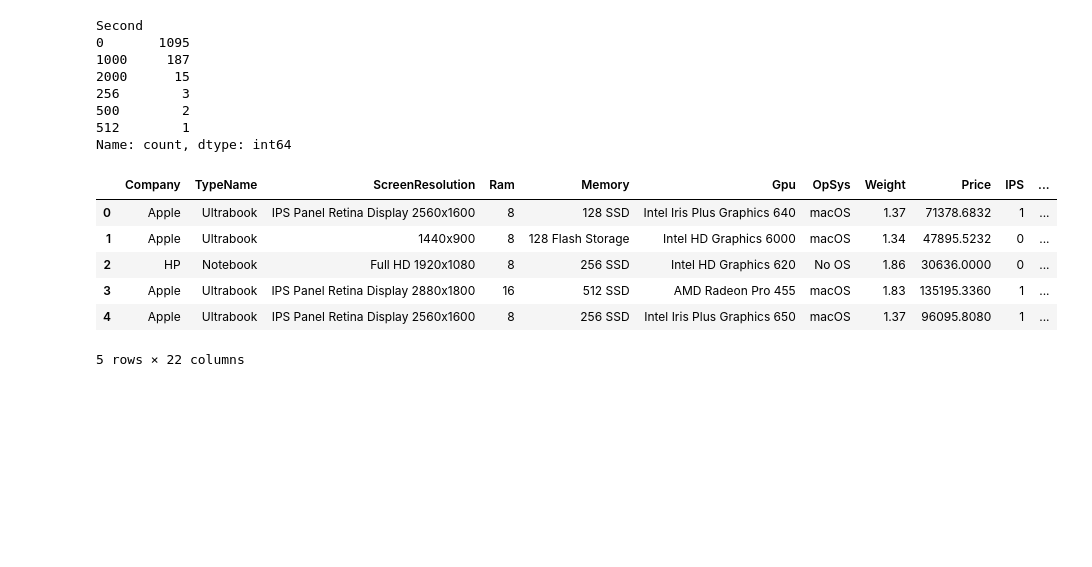
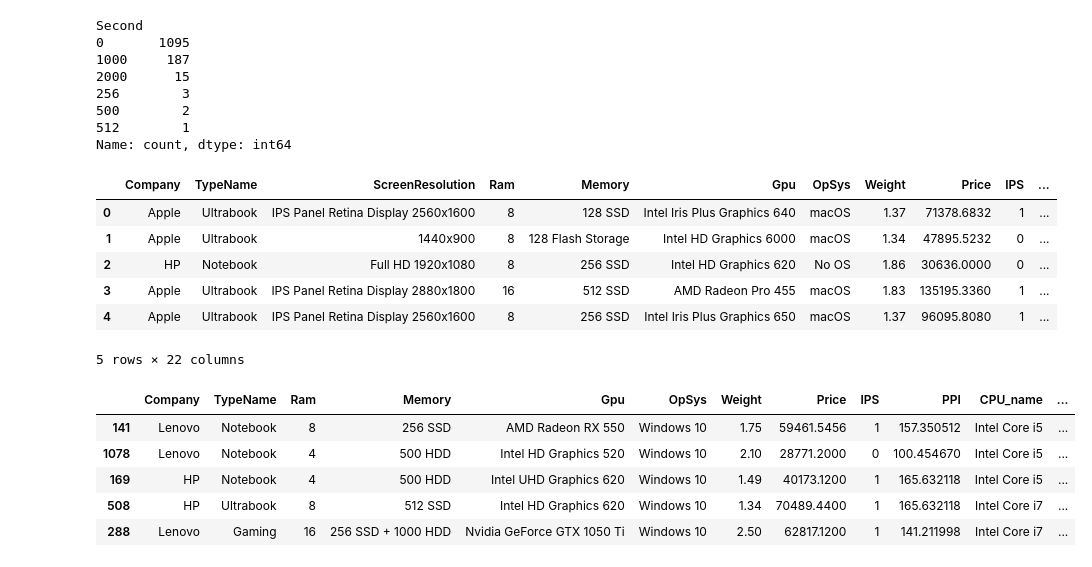
Before and after one commit to devloopcode/laptop_price_predictor, a Jupyter notebook: laptop_price_predicted.ipynb, the cells around one changed output. Cells and saved outputs as stored; diff of their text form; code cells hidden in the pictures; blank space fills up the shorter version.

```diff
--- a/laptop_price_predicted.ipynb
+++ b/laptop_price_predicted.ipynb
@@ -632,3 +632,21 @@ df.head()
 | 3 | Apple | Ultrabook | IPS Panel Retina Display 2880x1800 | 16 | 512 SSD | AMD Radeon Pro 455 | macOS | 1.83 | 135195.3360 | 1 | ... |
 | 4 | Apple | Ultrabook | IPS Panel Retina Display 2560x1600 | 8 | 256 SSD | Intel Iris Plus Graphics 650 | macOS | 1.37 | 96095.8080 | 1 | ... |
 5 rows × 22 columns
+# %%
+df["HDD"] = (df["first"] * df["Layer_1HDD"] + df["Second"] * df["Layer_2HDD"])
+df["SSD"] = (df["first"] * df["Layer_1SSD"] + df["Second"] * df["Layer_2SSD"])
+df["Hybrid"] = (df["first"] * df["Layer_1Hybrid"] + df["Second"] * df["Layer_2Hybrid"])
+df["Flash_Storage"] = (df["first"] * df["Layer_1FlashStorage"] + df["Second"] * df["Layer_2FlashStorage"])
+
+df.drop(columns=[
+    "first", "Second", "Layer_1HDD", "Layer_2HDD", "Layer_1SSD", "Layer_2SSD", "Layer_1Hybrid", "Layer_2Hybrid",
+    "Layer_1FlashStorage", "Layer_1FlashStorage", "Layer_2FlashStorage", "ScreenResolution"], inplace=True)
+# %%
+df.sample(5)
+# %% [output]
+|  | Company | TypeName | Ram | Memory | Gpu | OpSys | Weight | Price | IPS | PPI | CPU_name | ... |
+| 141 | Lenovo | Notebook | 8 | 256 SSD | AMD Radeon RX 550 | Windows 10 | 1.75 | 59461.5456 | 1 | 157.350512 | Intel Core i5 | ... |
+| 1078 | Lenovo | Notebook | 4 | 500 HDD | Intel HD Graphics 520 | Windows 10 | 2.10 | 28771.2000 | 0 | 100.454670 | Intel Core i5 | ... |
+| 169 | HP | Notebook | 4 | 500 HDD | Intel UHD Graphics 620 | Windows 10 | 1.49 | 40173.1200 | 1 | 165.632118 | Intel Core i5 | ... |
+| 508 | HP | Ultrabook | 8 | 512 SSD | Intel HD Graphics 620 | Windows 10 | 1.34 | 70489.4400 | 1 | 165.632118 | Intel Core i7 | ... |
+| 288 | Lenovo | Gaming | 16 | 256 SSD + 1000 HDD | Nvidia GeForce GTX 1050 Ti | Windows 10 | 2.50 | 62817.1200 | 1 | 141.211998 | Intel Core i7 | ... |
```
Also changed, not shown: parts of 2 cells of this notebook, 1 other file.
